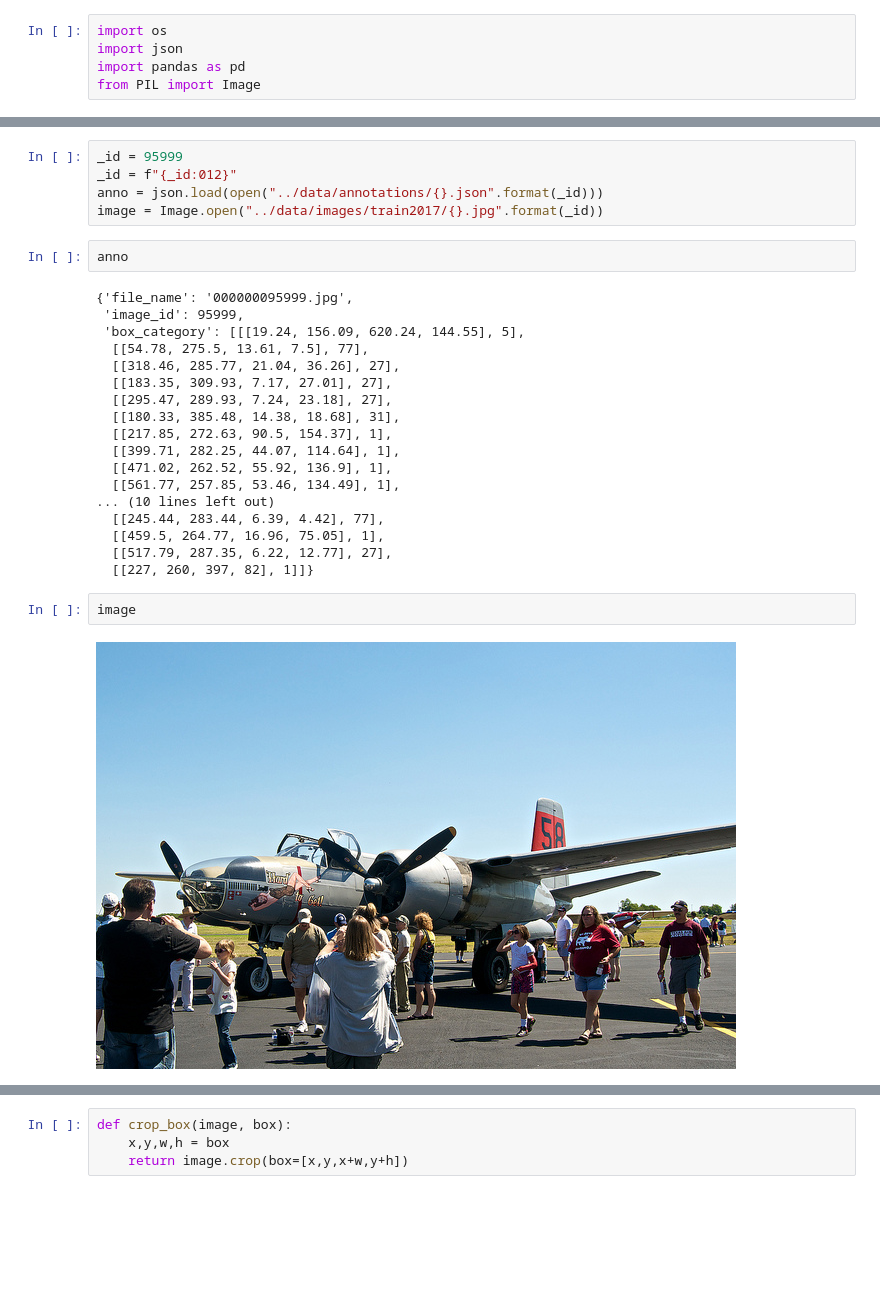
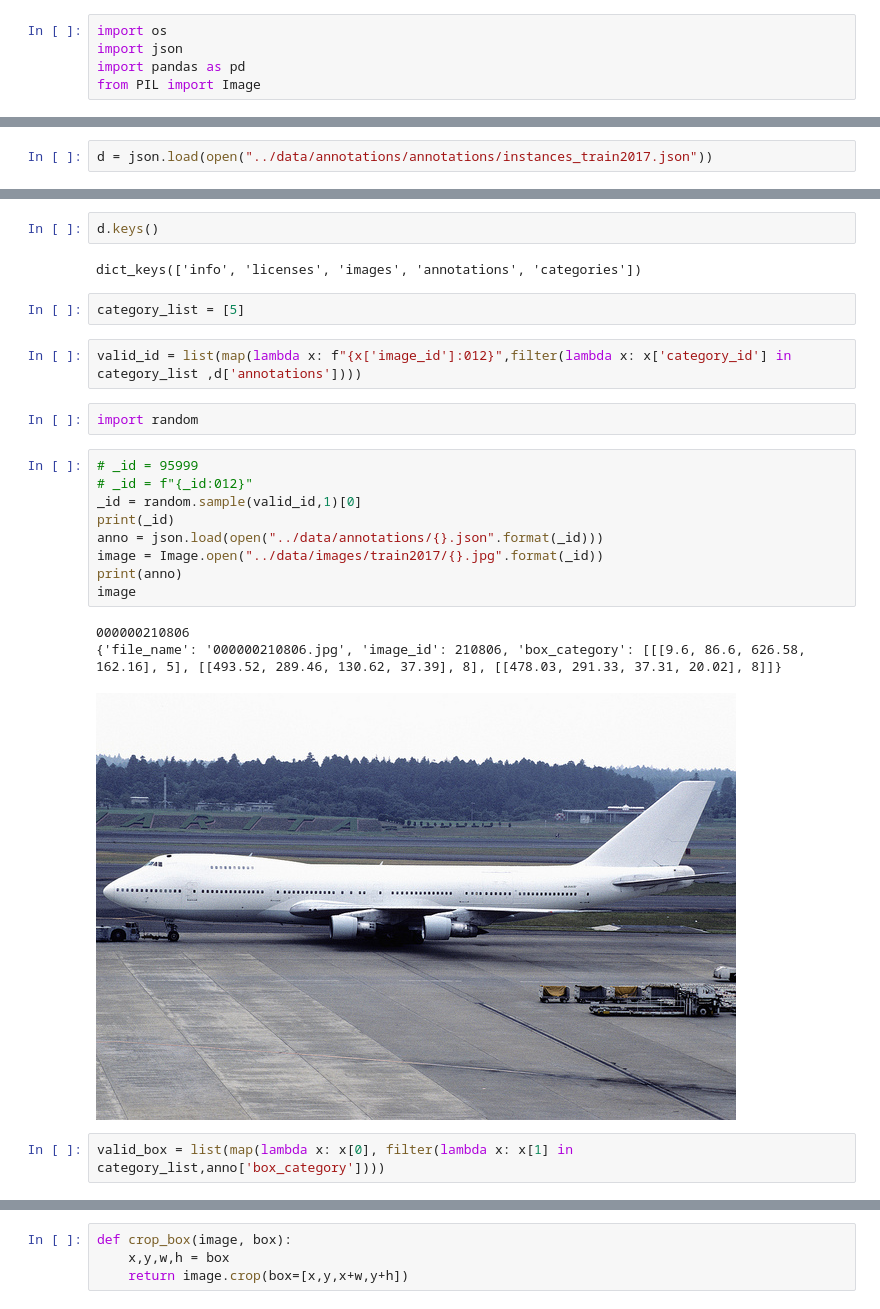
Before and after one commit to deepakdhull80/faster-rcnn, a Jupyter notebook: notebooks/warmup.ipynb, the cells around one changed output, grey strips where cells are left out. Saved outputs shown, nothing was run; the diff lists cells and outputs as text; blank space fills up the shorter version.

```diff
--- a/notebooks/warmup.ipynb
+++ b/notebooks/warmup.ipynb
@@ -12,0 +13,2 @@ _id
+# %%
+d = json.load(open("../data/annotations/annotations/instances_train2017.json"))
@@ -13,29 +31,25 @@ _id
+# %%
+d.keys()
+# %% [output]
+dict_keys(['info', 'licenses', 'images', 'annotations', 'categories'])
+# %%
+category_list = [5]
+# %%
+valid_id = list(map(lambda x: f"{x['image_id']:012}",filter(lambda x: x['category_id'] in category_list ,d['annotations'])))
+# %%
+import random
 # %%
-_id = 95999
-_id = f"{_id:012}"
+# _id = 95999
+# _id = f"{_id:012}"
+_id = random.sample(valid_id,1)[0]
+print(_id)
 anno = json.load(open("../data/annotations/{}.json".format(_id)))
 image = Image.open("../data/images/train2017/{}.jpg".format(_id))
+print(anno)
+image
+# %% [output]
+000000210806
+{'file_name': '000000210806.jpg', 'image_id': 210806, 'box_category': [[[9.6, 86.6, 626.58, 162.16], 5], [[493.52, 289.46, 130.62, 37.39], 8], [[478.03, 291.33, 37.31, 20.02], 8]]}
+[figure, added]
-# %%
-anno
-# %% [output]
-{'file_name': '000000095999.jpg',
- 'image_id': 95999,
- 'box_category': [[[19.24, 156.09, 620.24, 144.55], 5],
-  [[54.78, 275.5, 13.61, 7.5], 77],
-  [[318.46, 285.77, 21.04, 36.26], 27],
-  [[183.35, 309.93, 7.17, 27.01], 27],
-  [[295.47, 289.93, 7.24, 23.18], 27],
-  [[180.33, 385.48, 14.38, 18.68], 31],
-  [[217.85, 272.63, 90.5, 154.37], 1],
-  [[399.71, 282.25, 44.07, 114.64], 1],
-  [[471.02, 262.52, 55.92, 136.9], 1],
-  [[561.77, 257.85, 53.46, 134.49], 1],
-... (10 lines left out)
-  [[245.44, 283.44, 6.39, 4.42], 77],
-  [[459.5, 264.77, 16.96, 75.05], 1],
-  [[517.79, 287.35, 6.22, 12.77], 27],
-  [[227, 260, 397, 82], 1]]}
-# %%
-image
-# %% [output]
-[figure, removed]
+# %%
+valid_box = list(map(lambda x: x[0], filter(lambda x: x[1] in category_list,anno['box_category'])))
```
Also changed, not shown: parts of 57 cells of this notebook, 6 other files.
